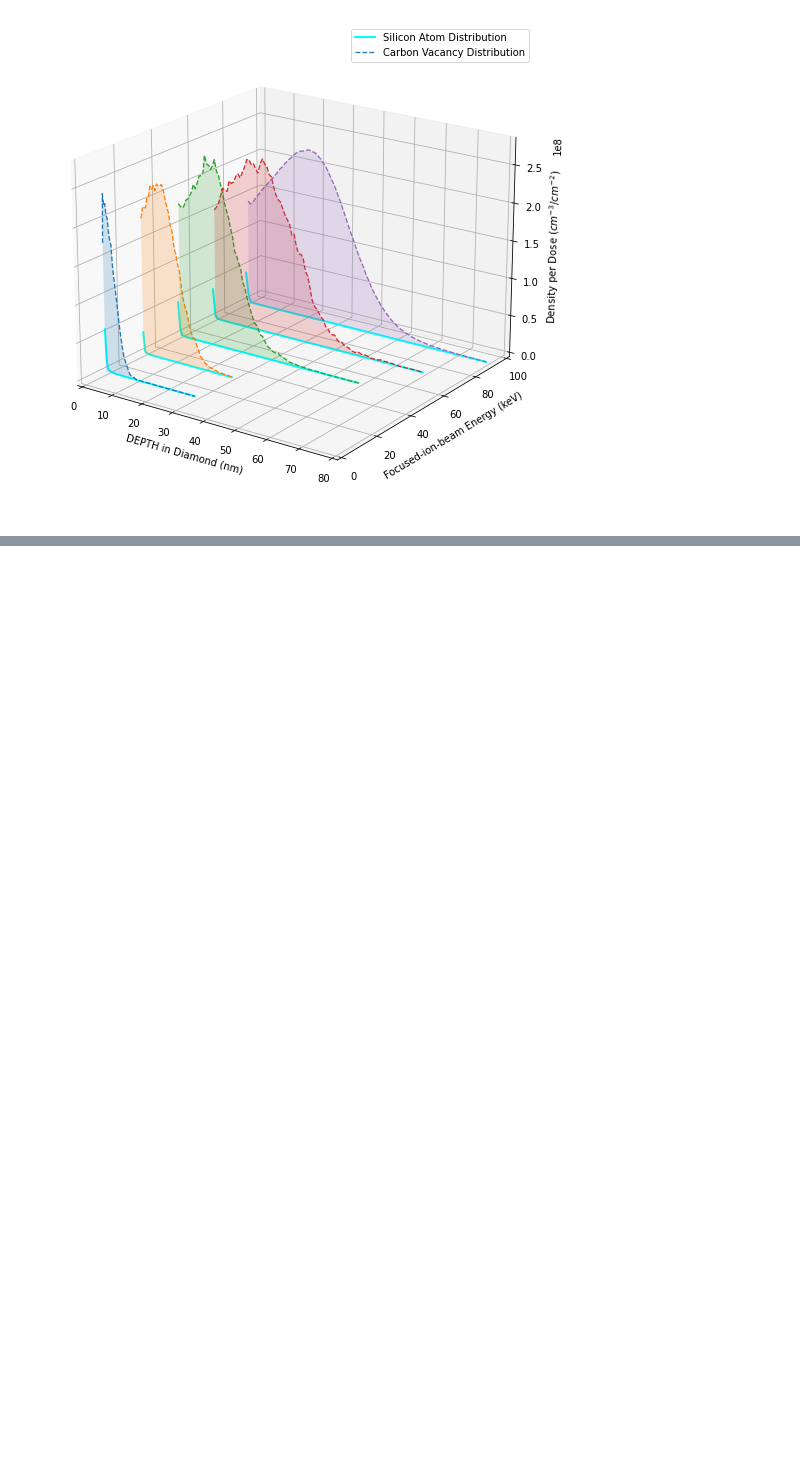
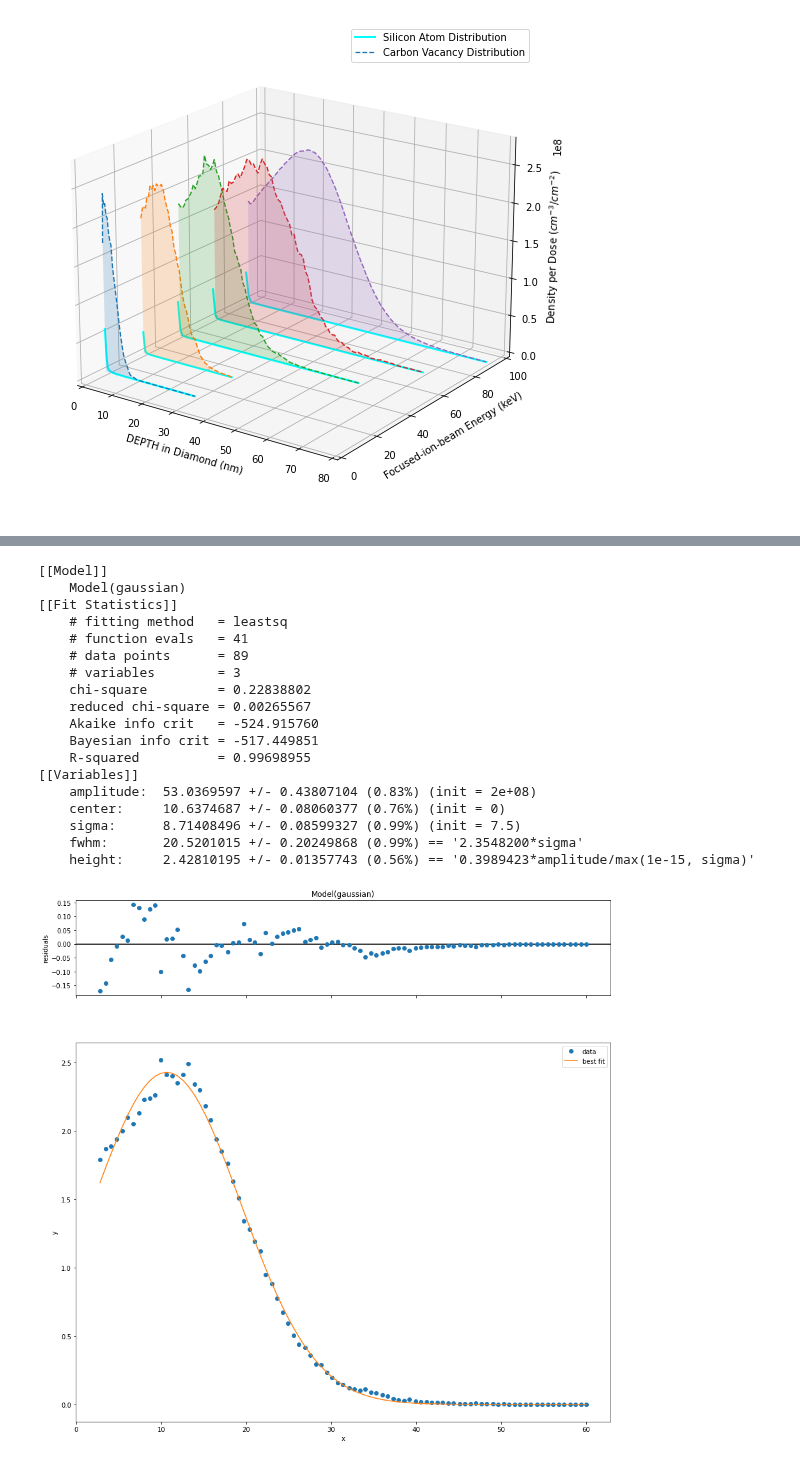
Before and after one commit to ahserhan/SiO2-SiV, a Jupyter notebook: 5nm SiO2/Raw data show.ipynb, the cells around one changed output, grey strips where cells are left out. Saved outputs shown, nothing was run; the diff lists cells and outputs as text; code cells hidden in the pictures; blank space fills up the shorter version.

```diff
--- a/5nm SiO2/Raw data show.ipynb
+++ b/5nm SiO2/Raw data show.ipynb
@@ -88,0 +128,26 @@ No handles with labels found to put in legend.
+# %%
+model_fit = model.fit(data50keV['C'][4:], params, x=data50keV['DEPTH'][4:])
+print(model_fit.fit_report(show_correl=False))
+
+myfig=plt.figure(figsize=(15,15))
+model_fit.plot(fig=myfig);
+# %% [output]
+[[Model]]
+    Model(gaussian)
+[[Fit Statistics]]
+    # fitting method   = leastsq
+    # function evals   = 41
+    # data points      = 89
+    # variables        = 3
+    chi-square         = 0.22838802
+    reduced chi-square = 0.00265567
+    Akaike info crit   = -524.915760
+    Bayesian info crit = -517.449851
+    R-squared          = 0.99698955
+[[Variables]]
+    amplitude:  53.0369597 +/- 0.43807104 (0.83%) (init = 2e+08)
+    center:     10.6374687 +/- 0.08060377 (0.76%) (init = 0)
+    sigma:      8.71408496 +/- 0.08599327 (0.99%) (init = 7.5)
+    fwhm:       20.5201015 +/- 0.20249868 (0.99%) == '2.3548200*sigma'
+    height:     2.42810195 +/- 0.01357743 (0.56%) == '0.3989423*amplitude/max(1e-15, sigma)'
+[figure, added]
```
Also changed, not shown: parts of 5 cells of this notebook, 1 other file.
